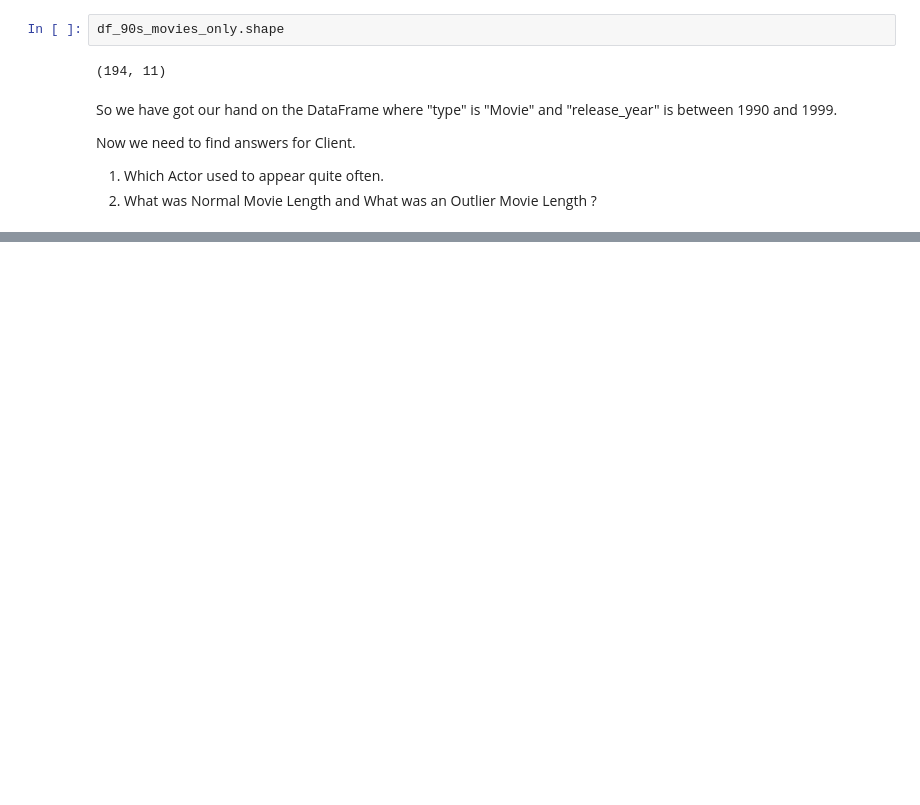
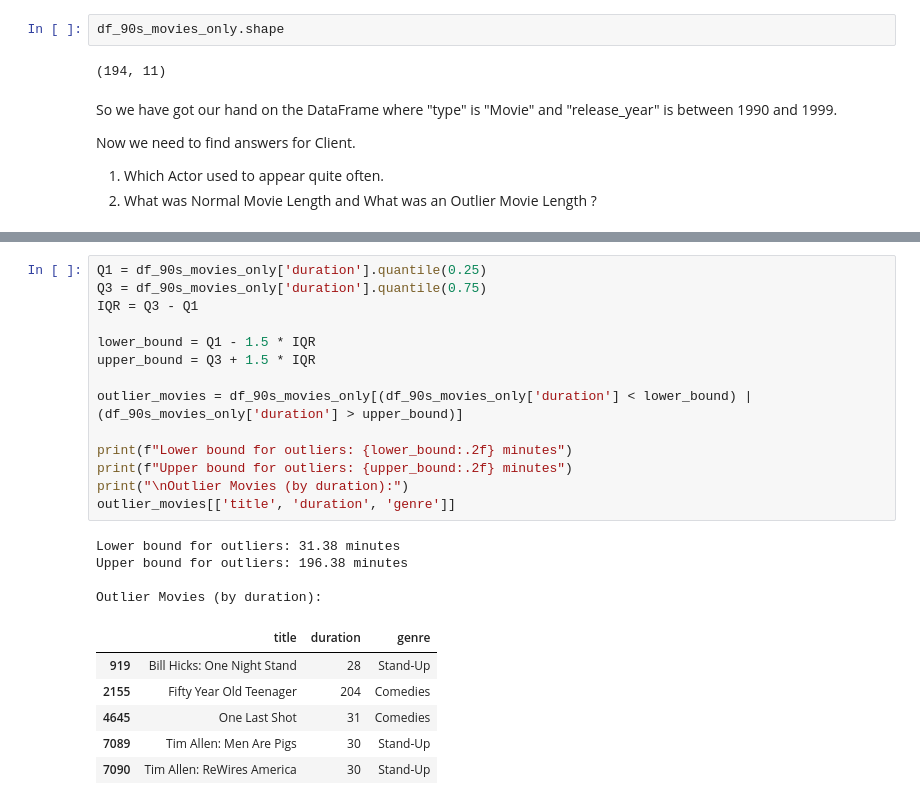
Before and after one commit to HarisJafri-xcode/Python-for-DS, a Jupyter notebook: 07-Projects/Investigating_Netflix_Movies.ipynb, the cells around one changed output, grey strips where cells are left out. Saved outputs shown, nothing was run; the diff lists cells and outputs as text; blank space fills up the shorter version.

```diff
--- a/07-Projects/Investigating_Netflix_Movies.ipynb
+++ b/07-Projects/Investigating_Netflix_Movies.ipynb
@@ -145,0 +176,25 @@ Now we need to find answers for Client.
+# %%
+Q1 = df_90s_movies_only['duration'].quantile(0.25)
+Q3 = df_90s_movies_only['duration'].quantile(0.75)
+IQR = Q3 - Q1
+
+lower_bound = Q1 - 1.5 * IQR
+upper_bound = Q3 + 1.5 * IQR
+
+outlier_movies = df_90s_movies_only[(df_90s_movies_only['duration'] < lower_bound) | (df_90s_movies_only['duration'] > upper_bound)]
+
+print(f"Lower bound for outliers: {lower_bound:.2f} minutes")
+print(f"Upper bound for outliers: {upper_bound:.2f} minutes")
+print("\nOutlier Movies (by duration):")
+outlier_movies[['title', 'duration', 'genre']]
+# %% [output]
+Lower bound for outliers: 31.38 minutes
+Upper bound for outliers: 196.38 minutes
+
+Outlier Movies (by duration):
+|  | title | duration | genre |
+| 919 | Bill Hicks: One Night Stand | 28 | Stand-Up |
+| 2155 | Fifty Year Old Teenager | 204 | Comedies |
+| 4645 | One Last Shot | 31 | Comedies |
+| 7089 | Tim Allen: Men Are Pigs | 30 | Stand-Up |
+| 7090 | Tim Allen: ReWires America | 30 | Stand-Up |
```
Also changed, not shown: parts of 3 cells of this notebook.
